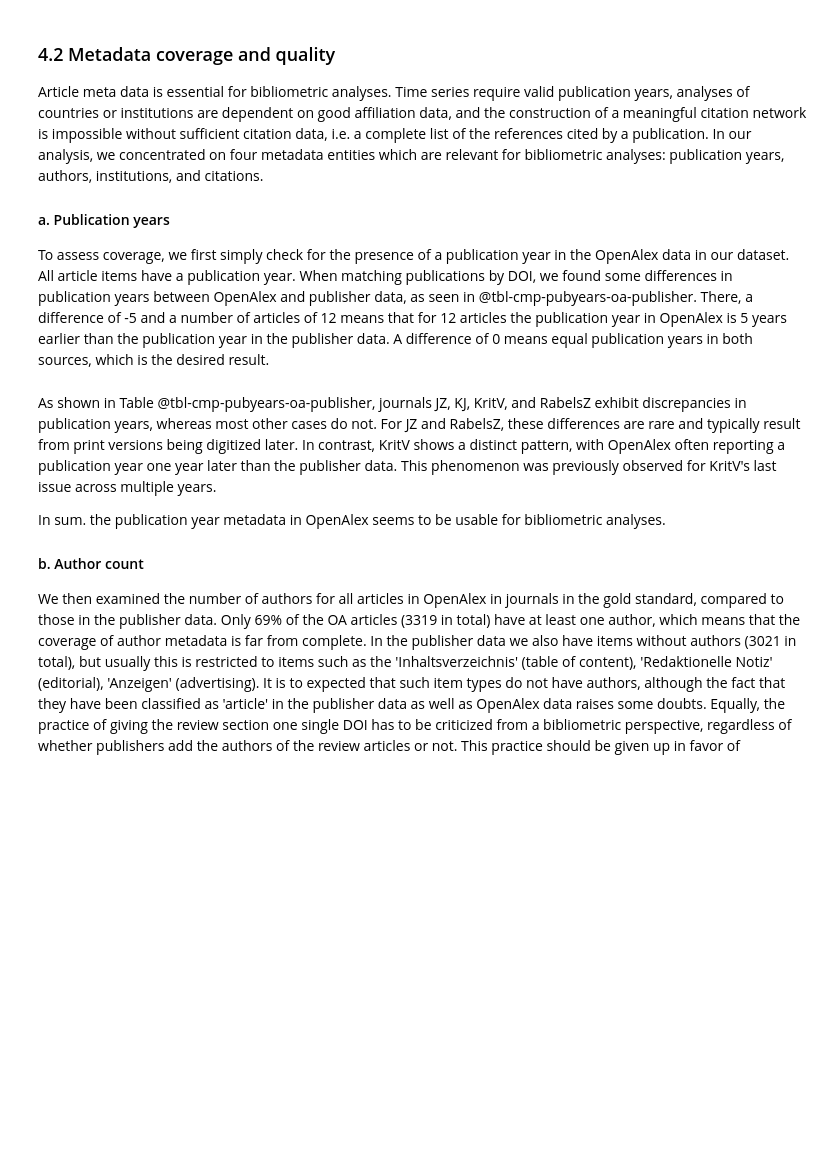
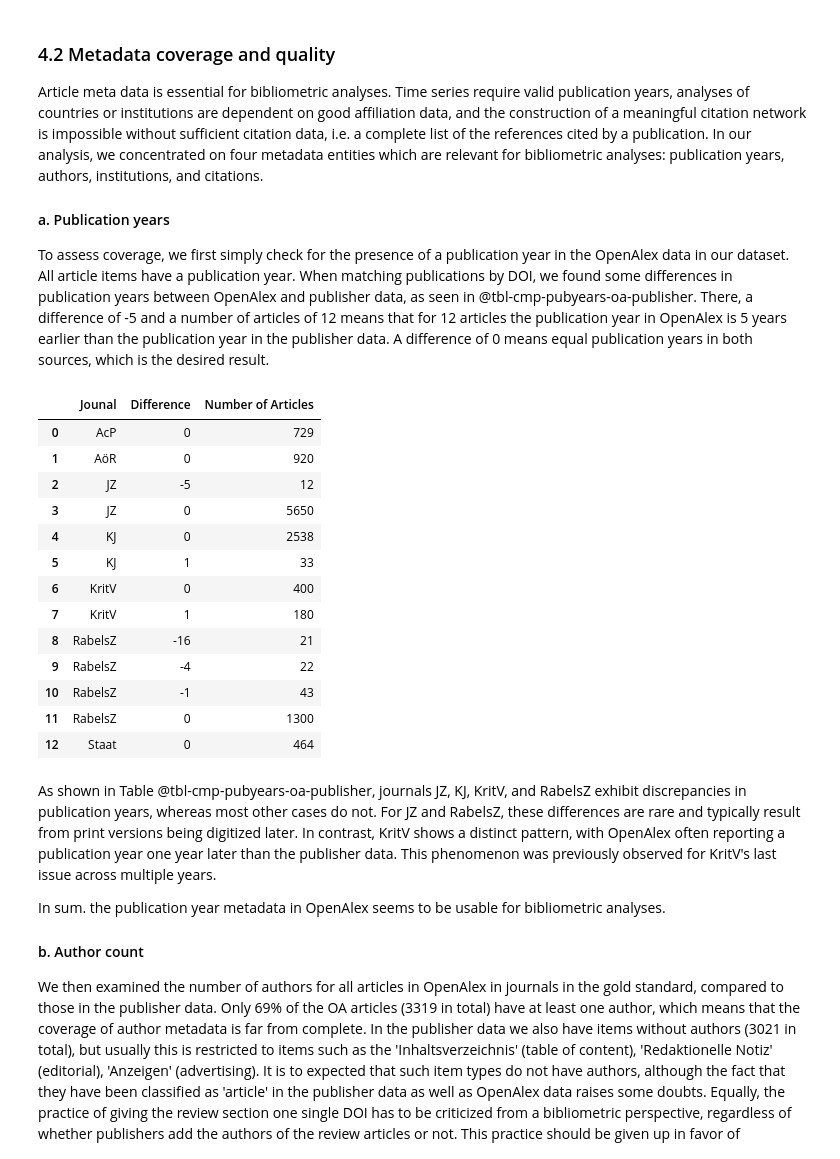
Before and after one commit to mpilhlt/bibliometrics-of-german-law-journals, a Jupyter notebook: notebooks/paper.ipynb, the cells around one changed output. Cells and saved outputs as stored; diff of their text form; code cells hidden in the pictures; blank space fills up the shorter version.

```diff
--- a/notebooks/paper.ipynb
+++ b/notebooks/paper.ipynb
@@ -497,23 +609,38 @@ To assess coverage, we first simply check for the presence of a publication year
 # %%
 #| label: tbl-cmp-pubyears-oa-publisher
 #| tbl-cap: 'Frequency of differences between publication years in OpenAlex and publisher data'
 
 import pandas as pd
 from pandasql import sqldf
 version = "202408"
 
 eva_all_publisherdata = pd.read_csv(f'../data/kb_data/{version}/eva_all_publisherdata_{version}.csv', low_memory=False)
 
 sqldf("""
 select
     journal_name as 'Jounal',
-    pubyear-pubyear_openalex as 'Difference',
+    cast(pubyear-pubyear_openalex AS INTEGER) as 'Difference',
     count(*) as 'Number of Articles'
 from eva_all_publisherdata
 where openalex_id is not null
 group by  journal_name, pubyear-pubyear_openalex
 order by  journal_name, pubyear-pubyear_openalex
 """)
+# %% [output]
+|  | Jounal | Difference | Number of Articles |
+| 0 | AcP | 0 | 729 |
+| 1 | AöR | 0 | 920 |
+| 2 | JZ | -5 | 12 |
+| 3 | JZ | 0 | 5650 |
+| 4 | KJ | 0 | 2538 |
+| 5 | KJ | 1 | 33 |
+| 6 | KritV | 0 | 400 |
+| 7 | KritV | 1 | 180 |
+| 8 | RabelsZ | -16 | 21 |
+| 9 | RabelsZ | -4 | 22 |
+| 10 | RabelsZ | -1 | 43 |
+| 11 | RabelsZ | 0 | 1300 |
+| 12 | Staat | 0 | 464 |
 # %% [markdown]
 As shown in Table @tbl-cmp-pubyears-oa-publisher, journals JZ, KJ, KritV, and RabelsZ exhibit discrepancies in publication years, whereas most other cases do not. For JZ and RabelsZ, these differences are rare and typically result from print versions being digitized later. In contrast, KritV shows a distinct pattern, with OpenAlex often reporting a publication year one year later than the publisher data. This phenomenon was previously observed for KritV's last issue across multiple years.
 
```
Also changed, not shown: parts of 24 cells of this notebook, 4 other files.
